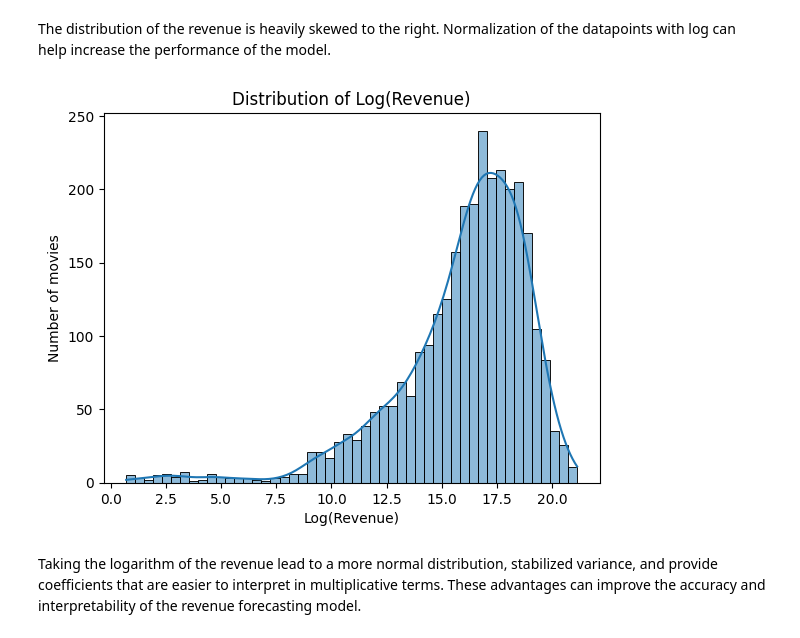
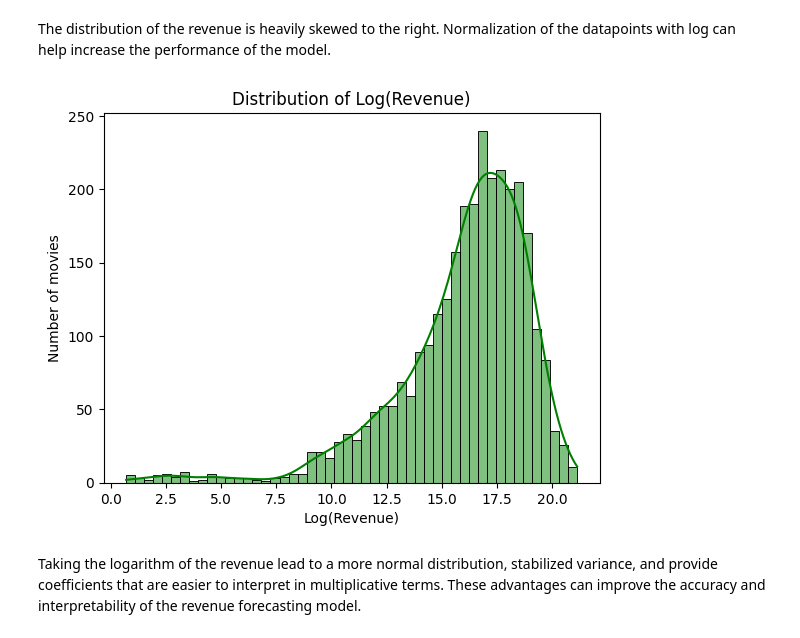
Before and after one commit to 1oannis/tmdb-machine-learning, a Jupyter notebook: tmdb.ipynb, the cells around one changed output. Drawn from its saved outputs; the diff is of its cells as text; code cells hidden in the pictures.

```diff
--- a/tmdb.ipynb
+++ b/tmdb.ipynb
@@ -131,13 +131,13 @@ Name: revenue, dtype: object
 The distribution of the revenue is heavily skewed to the right. Normalization of the datapoints with log can help increase the performance of the model.
 # %%
 train['log_revenue'] = np.log1p(train.revenue)
-sns.histplot(train.log_revenue, bins=50, kde=True)
+sns.histplot(train.log_revenue, bins=50, kde=True, color='green')
 plt.xlabel('Log(Revenue)')
 plt.ylabel('Number of movies')
 plt.title('Distribution of Log(Revenue)')
 plt.show()
 # %% [output]
-[figure, old version]
+[figure, new version]
 # %% [markdown]
 Taking the logarithm of the revenue lead to a more normal distribution, stabilized variance, and provide coefficients that are easier to interpret in multiplicative terms. These advantages can improve the accuracy and interpretability of the revenue forecasting model.
 # %% [markdown]
```
Also changed, not shown: parts of 12 cells of this notebook.
